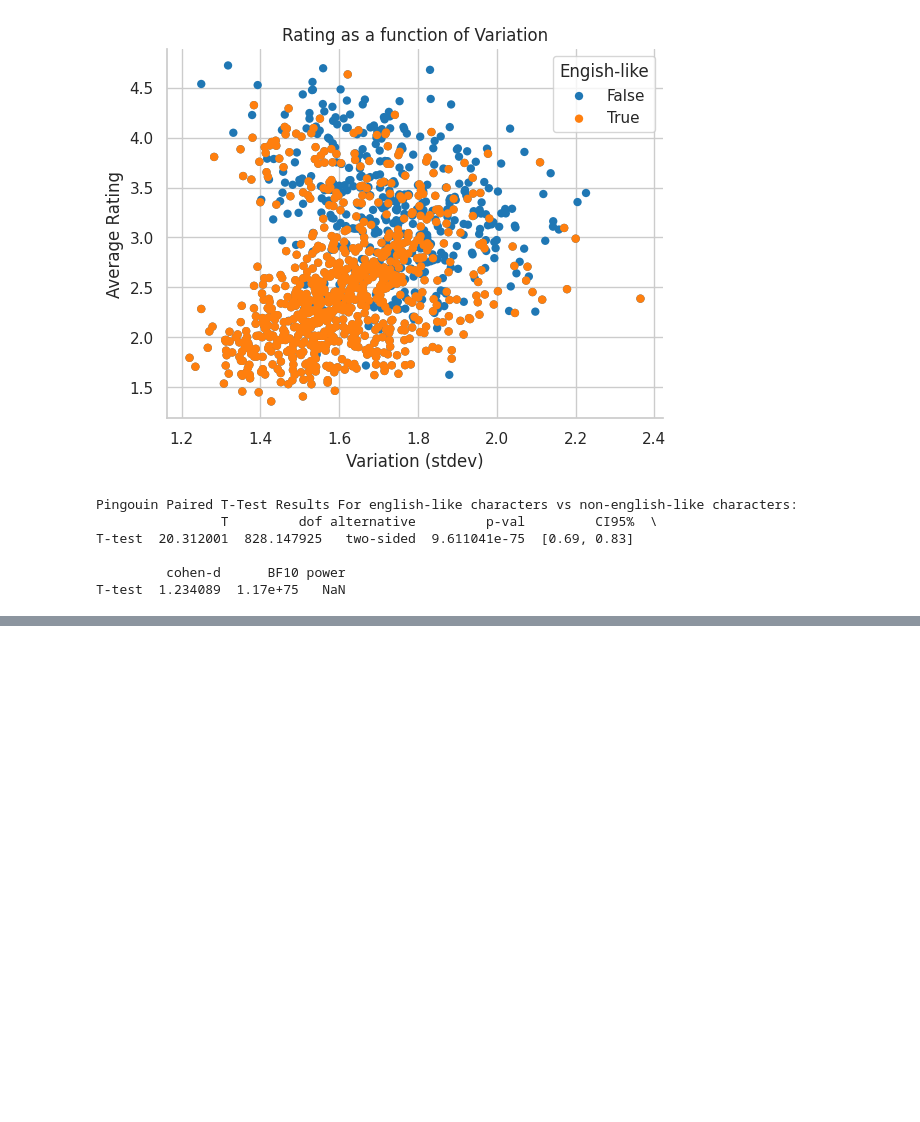
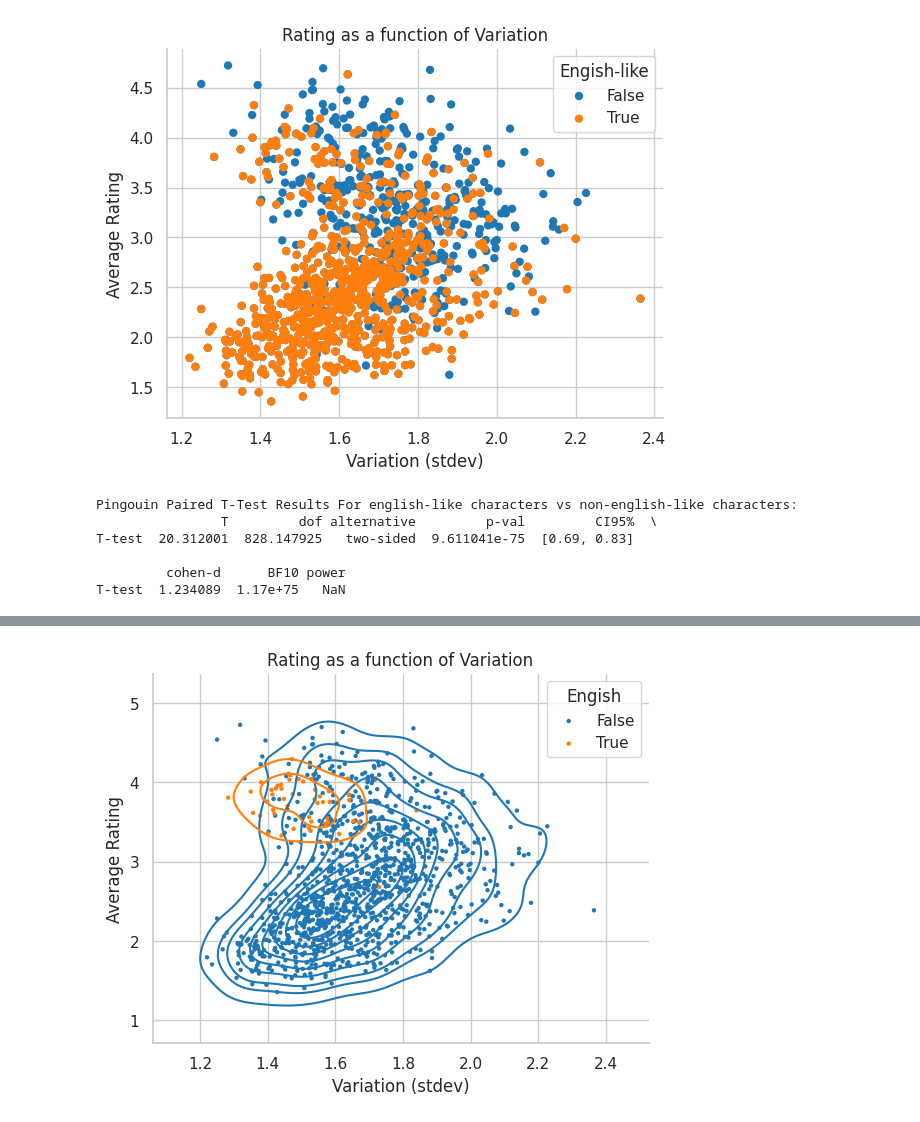
Before and after one commit to Nate-Sheibley/favorite_letters, a Jupyter notebook: favorite_letters.ipynb, the cells around one changed output, grey strips where cells are left out. Saved outputs shown, nothing was run; the diff lists cells and outputs as text; code cells hidden in the pictures; blank space fills up the shorter version.

Commit message:
added eng only kde plot

```diff
--- a/favorite_letters.ipynb
+++ b/favorite_letters.ipynb
@@ -841,0 +842,21 @@ fig.savefig("images/avg_stdev_kde_eng-like")
+# %%
+df_kde_eng = data.copy()
+df_kde_eng['eng'] = df_kde_eng['codepoint'].isin(letters_df['codepoint'])
+# %%
+fig, ax= plt.subplots()
+
+sns.scatterplot(data=special_char_df,  x='standard dev.', y='average', label='False', s=10,
+                 edgecolor="none")
+sns.scatterplot(data=letters_df,  x='standard dev.', y='average', label='True', s=10,
+                 edgecolor="none")
+sns.kdeplot(
+    data=df_kde_eng, x="standard dev.", y="average", hue="eng", color=['orange','blue']
+)
+ax.set_ylabel("Average Rating")
+ax.set_xlabel("Variation (stdev)")
+ax.set_title("Rating as a function of Variation")
+ax.legend(title='Engish')
+sns.despine()
+fig.savefig("images/avg_stdev_kde_eng")
+# %% [output]
+[figure, added]
```
Also changed, not shown: parts of 1 cell of this notebook, 1 other file.
